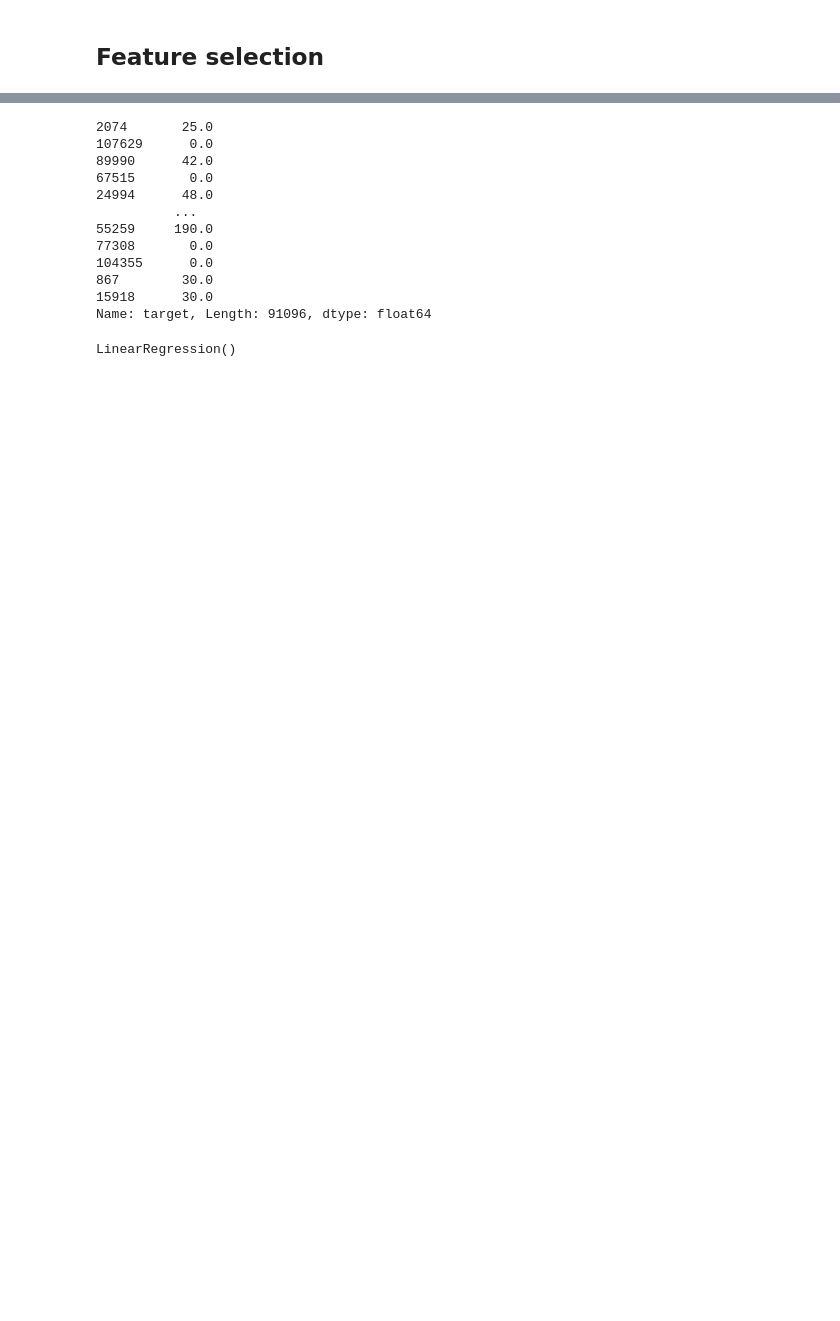
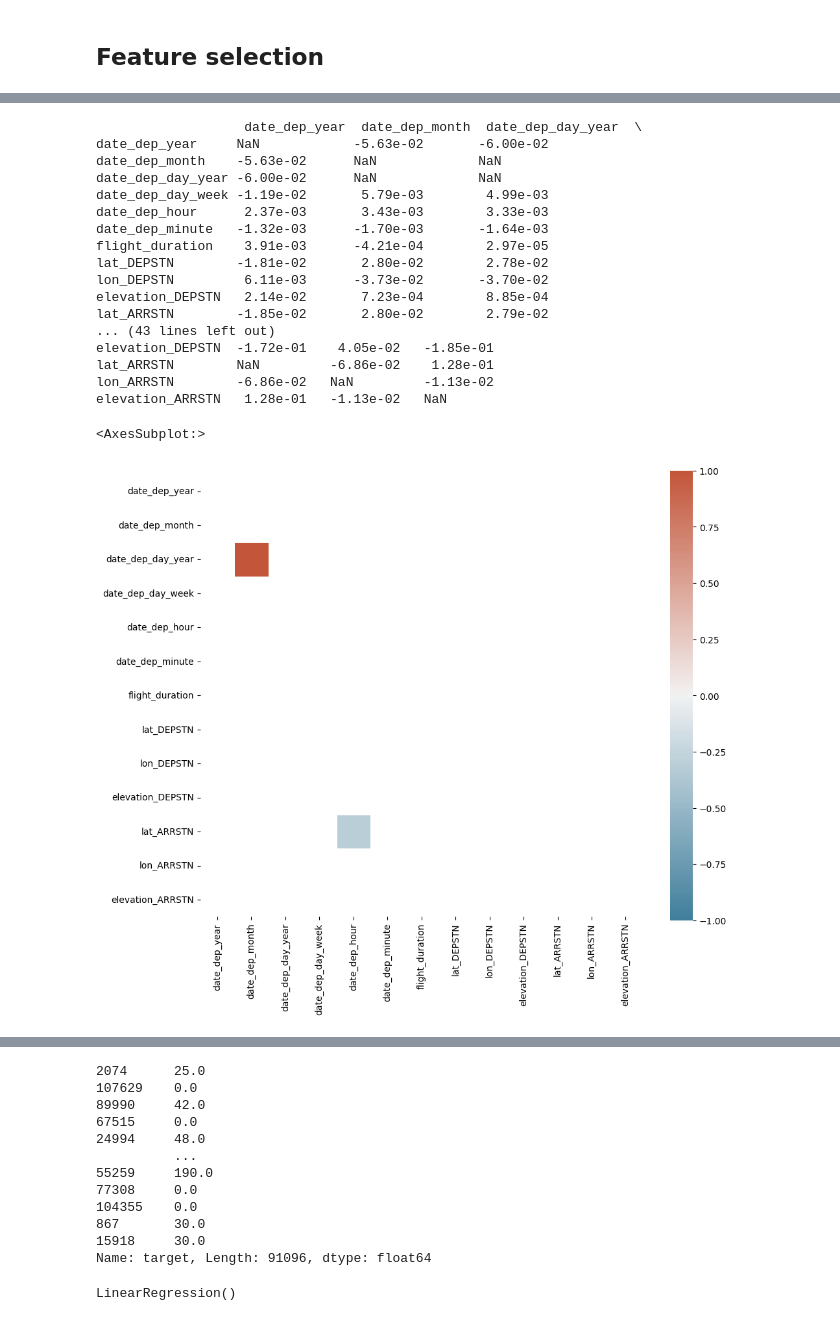
Before and after one commit to loukra/Flight_Delay_Prediction, a Jupyter notebook: Data_Preprocessing.ipynb, the cells around one changed output, grey strips where cells are left out. Drawn from its saved outputs; the diff is of its cells as text; code cells hidden in the pictures; blank space fills up the shorter version.

```diff
--- a/Data_Preprocessing.ipynb
+++ b/Data_Preprocessing.ipynb
@@ -49,6 +49,7 @@ df_geo["date_dep_minute"] = df_geo.STD.dt.minute.astype(int)
 df_geo["flight_duration"] = (
     (df_geo.STA - df_geo.STD).astype("timedelta64[m]").astype(int)
 )
+df_geo["min_of_day"] = (df_geo.STD.dt.hour * 60 + df_geo.STD.dt.minute).astype(int)
 # %% [markdown]
 ## FLIGHT STATUS
 # %%
@@ -126,6 +134,42 @@ features = [
 
 X = df_geo[features]
 y = df_geo.target
+# %%
+#correlation
+corr = X.corr()
+print(corr[abs(corr)<0.5])
+# Generate a mask for the upper triangle
+mask = np.triu(np.ones_like(corr, dtype=bool))
+
+# Set up the matplotlib figure
+f, ax = plt.subplots(figsize=(11, 9))
+
+# Generate a custom diverging colormap
+cmap = sns.diverging_palette(230, 20, as_cmap=True)
+
+# Draw the heatmap with the mask and correct aspect ratio
+sns.heatmap(corr[abs(corr)>0.3], mask=mask, cmap=cmap, vmax=1, center=0, vmin=-1,
+            square=True, linewidths=.5,) #cbar_kws={"shrink": .5})
+# %% [output]
+                   date_dep_year  date_dep_month  date_dep_day_year  \
+date_dep_year     NaN            -5.63e-02       -6.00e-02
+date_dep_month    -5.63e-02      NaN             NaN
+date_dep_day_year -6.00e-02      NaN             NaN
+date_dep_day_week -1.19e-02       5.79e-03        4.99e-03
+date_dep_hour      2.37e-03       3.43e-03        3.33e-03
+date_dep_minute   -1.32e-03      -1.70e-03       -1.64e-03
+flight_duration    3.91e-03      -4.21e-04        2.97e-05
+lat_DEPSTN        -1.81e-02       2.80e-02        2.78e-02
+lon_DEPSTN         6.11e-03      -3.73e-02       -3.70e-02
+elevation_DEPSTN   2.14e-02       7.23e-04        8.85e-04
+lat_ARRSTN        -1.85e-02       2.80e-02        2.79e-02
+... (43 lines left out)
+elevation_DEPSTN  -1.72e-01    4.05e-02   -1.85e-01
+lat_ARRSTN        NaN         -6.86e-02    1.28e-01
+lon_ARRSTN        -6.86e-02   NaN         -1.13e-02
+elevation_ARRSTN   1.28e-01   -1.13e-02   NaN
+<AxesSubplot:>
+[figure, added]
 # %%
 X_train, X_test, y_train, y_test = train_test_split(
     X, y, test_size=0.15, random_state=42
```
Also changed, not shown: parts of 16 cells of this notebook, 1 other file.
